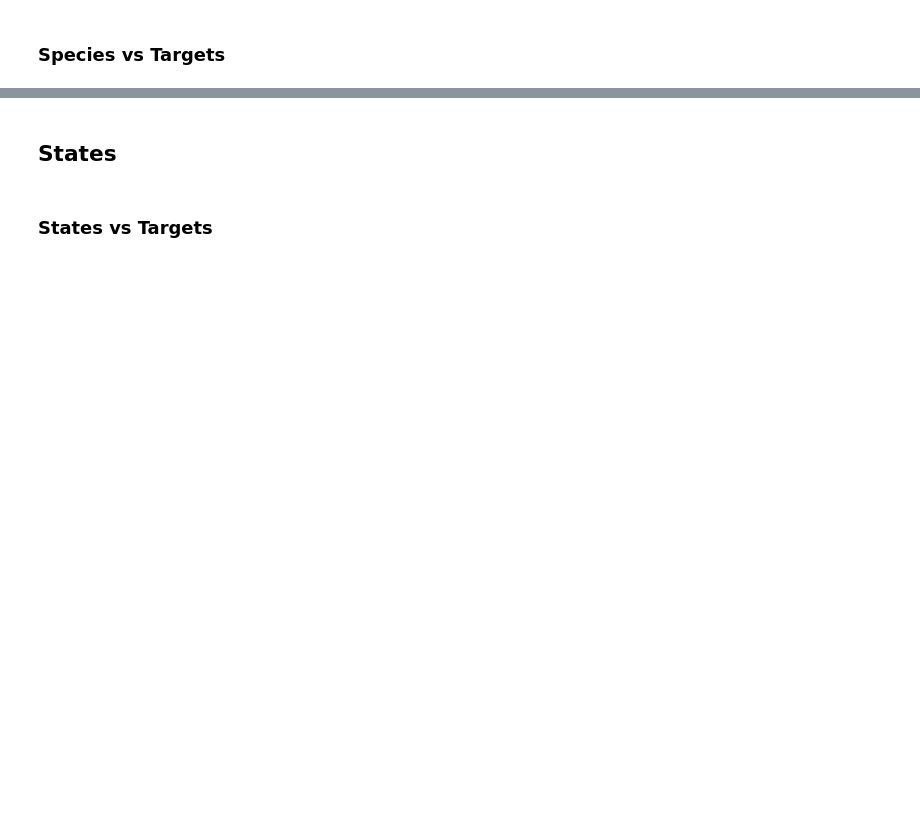
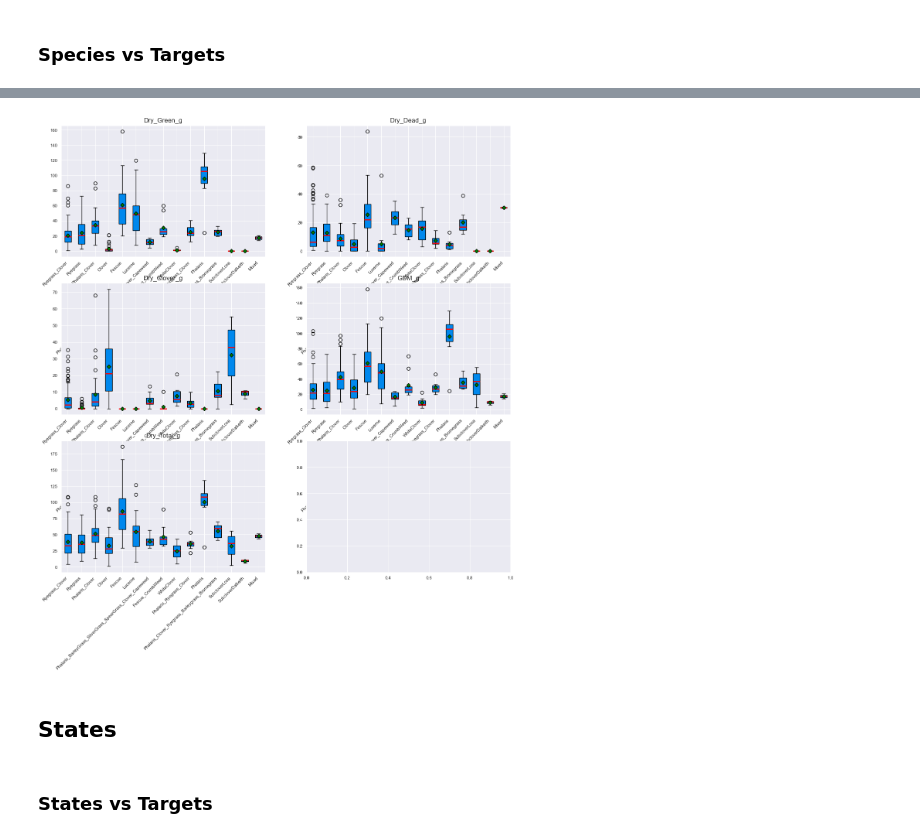
Before and after one commit to d0703887/CSIRO-Image2Biomass-Prediction, a Jupyter notebook: analysis/CSIRO_analysis.ipynb, the cells around one changed output, grey strips where cells are left out. Drawn from its saved outputs; the diff is of its cells as text; code cells hidden in the pictures; blank space fills up the shorter version.

```diff
--- a/analysis/CSIRO_analysis.ipynb
+++ b/analysis/CSIRO_analysis.ipynb
@@ -204,7 +246,7 @@ plt.title("Height_Ave_cm")
 # %%
 species = sorted(train_df["Species"].map(lambda x: x.strip().lower()).unique().tolist())
 species_stats = train_df.groupby("Species")[targets].agg(["count", "mean", "std", "median"])
-significant_species_stats = species_stats[species_stats[targets[0]]['count'] >= 10].sort_values(by=(targets[0], 'count'), ascending=False)
+significant_species_stats = species_stats.sort_values(by=(targets[0], 'count'), ascending=False)
 styled_df = significant_species_stats.style \
     .format("{:.0f}", subset=pd.IndexSlice[:, (slice(None), 'count')]) \
     .format("{:.2f}", subset=pd.IndexSlice[:, (slice(None), ['mean', 'std', 'median'])]) \
@@ -236,3 +278,4 @@ for i in range(3):
         )
         plt.setp(axs[i, j].get_xticklabels(), rotation=45, ha="right")
         axs[i, j].set_title(target)
+# %% [output]
@@ -239,3 +300,4 @@ for i in range(3):
+[figure, added]
 # %% [markdown]
 ## States
 # %% [markdown]
```
Also changed, not shown: parts of 12 cells of this notebook, 14 other files.
